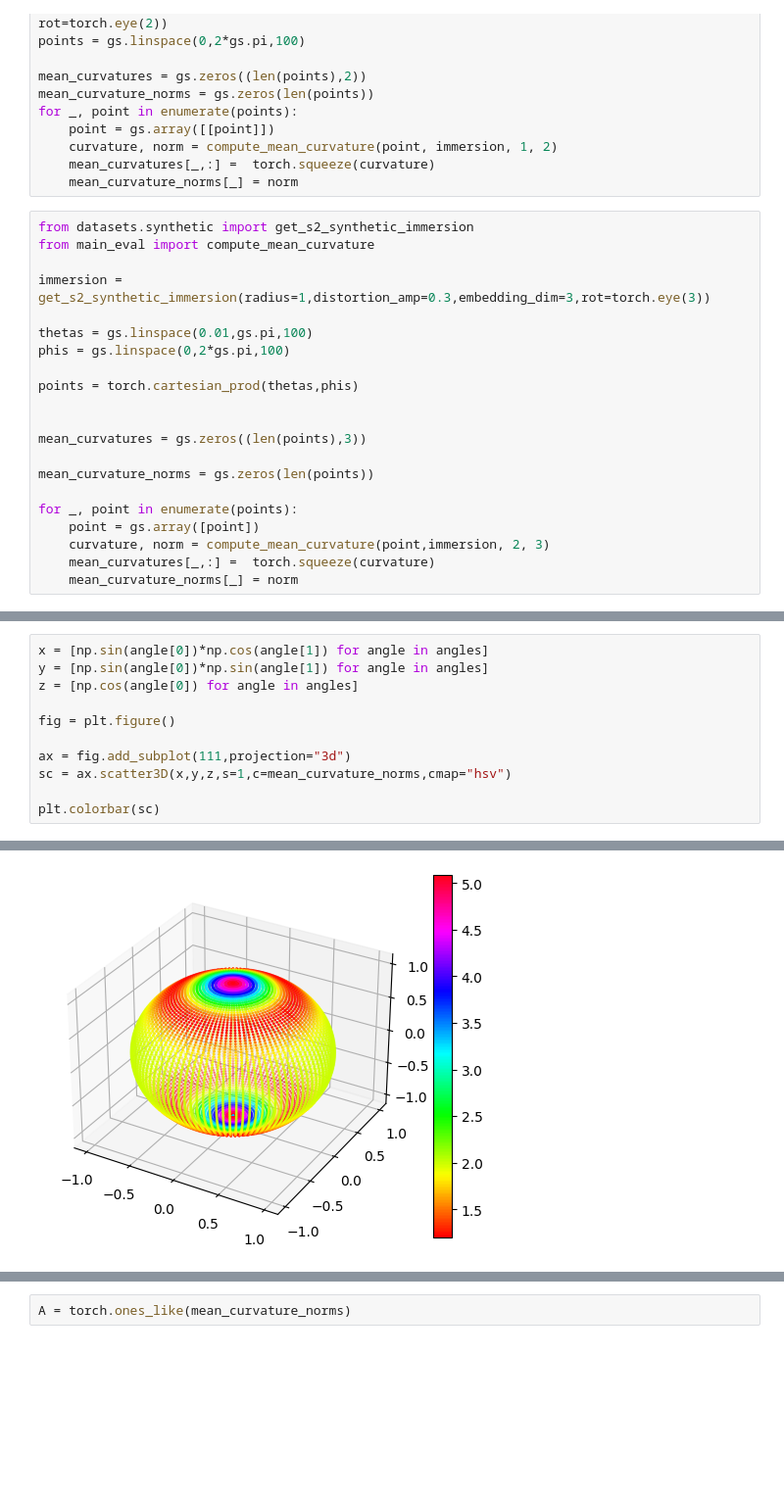
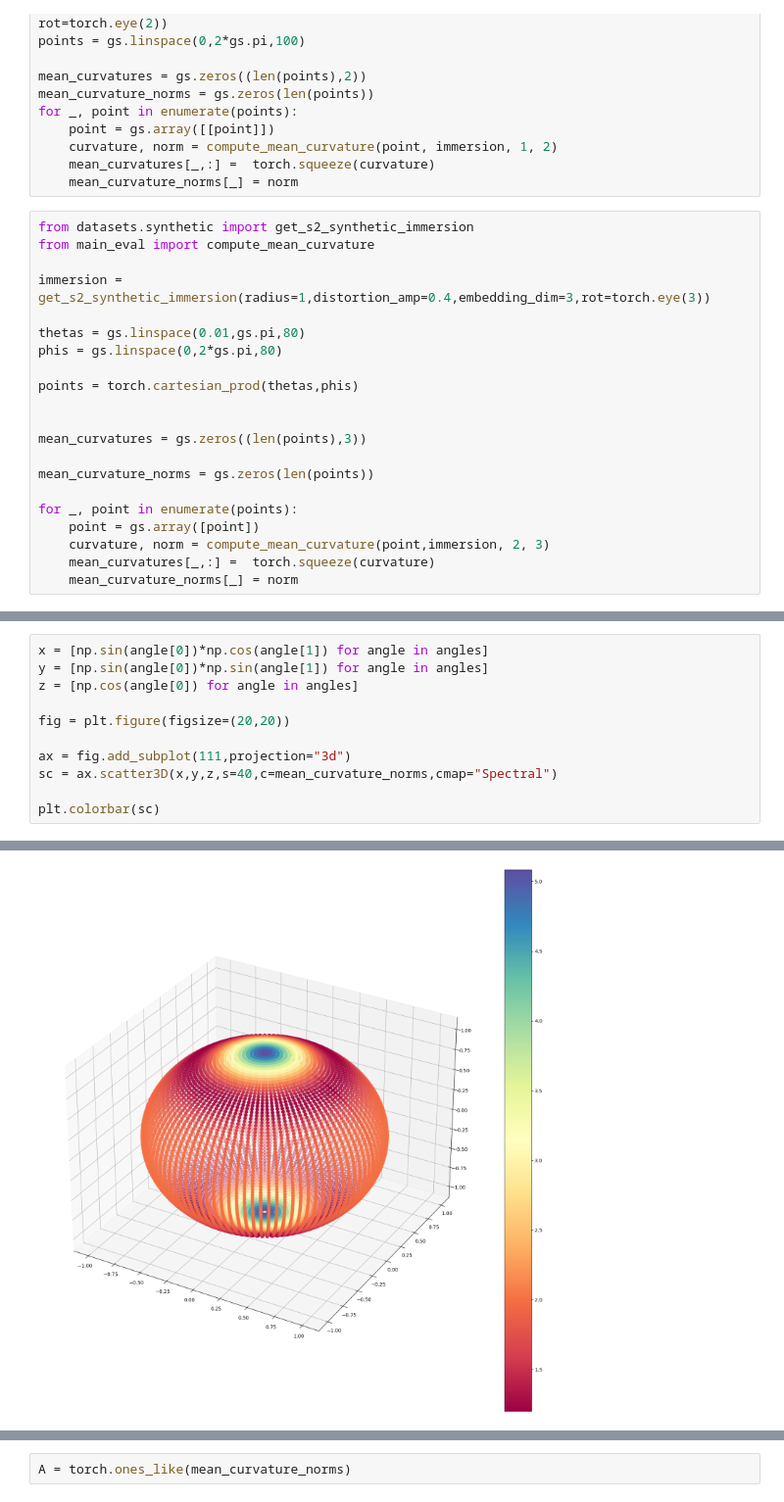
Before and after one commit to geometric-intelligence/neurometry, a Jupyter notebook: neuralgeom/pullback.ipynb, the cells around one changed output, grey strips where cells are left out. Shown at 98% size. Cells and saved outputs as stored; diff of their text form; blank space fills up the shorter version.

```diff
--- a/neuralgeom/pullback.ipynb
+++ b/neuralgeom/pullback.ipynb
@@ -100,10 +100,10 @@ for _, point in enumerate(points):
 from datasets.synthetic import get_s2_synthetic_immersion
 from main_eval import compute_mean_curvature
 
-immersion = get_s2_synthetic_immersion(radius=1,distortion_amp=0.3,embedding_dim=3,rot=torch.eye(3))
+immersion = get_s2_synthetic_immersion(radius=1,distortion_amp=0.4,embedding_dim=3,rot=torch.eye(3))
 
-thetas = gs.linspace(0.01,gs.pi,100)
-phis = gs.linspace(0,2*gs.pi,100)
+thetas = gs.linspace(0.01,gs.pi,80)
+phis = gs.linspace(0,2*gs.pi,80)
 
 points = torch.cartesian_prod(thetas,phis)
 
@@ -141,14 +122,14 @@ len(angles)
 # %%
 x = [np.sin(angle[0])*np.cos(angle[1]) for angle in angles]
 y = [np.sin(angle[0])*np.sin(angle[1]) for angle in angles]
 z = [np.cos(angle[0]) for angle in angles]
 
-fig = plt.figure()
+fig = plt.figure(figsize=(20,20))
 
 ax = fig.add_subplot(111,projection="3d")
-sc = ax.scatter3D(x,y,z,s=1,c=mean_curvature_norms,cmap="hsv")
+sc = ax.scatter3D(x,y,z,s=40,c=mean_curvature_norms,cmap="Spectral")
 
 plt.colorbar(sc)
 # %% [output]
 <matplotlib.colorbar.Colorbar at 0x...>
-[figure, old version]
+[figure, new version]
```
Also changed, not shown: parts of 32 cells of this notebook, 9 other files.
